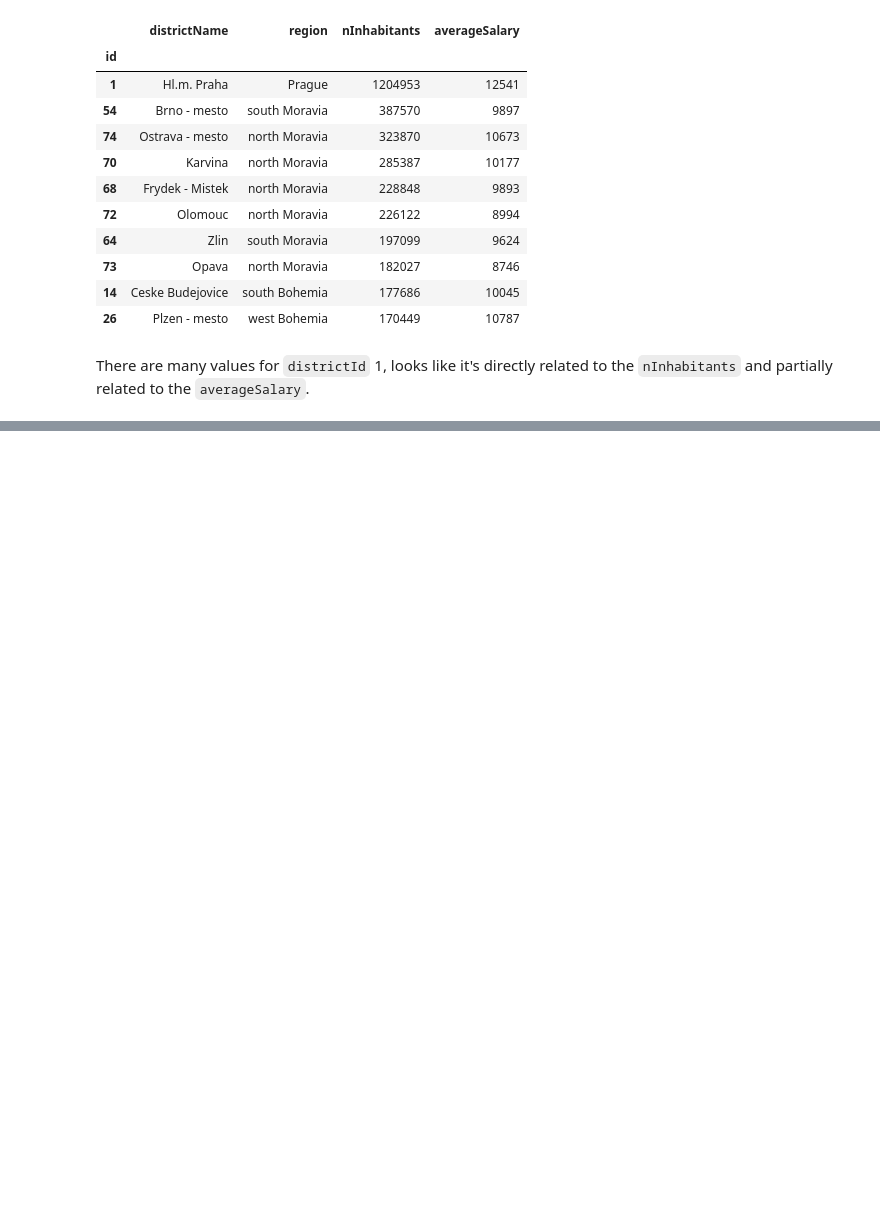
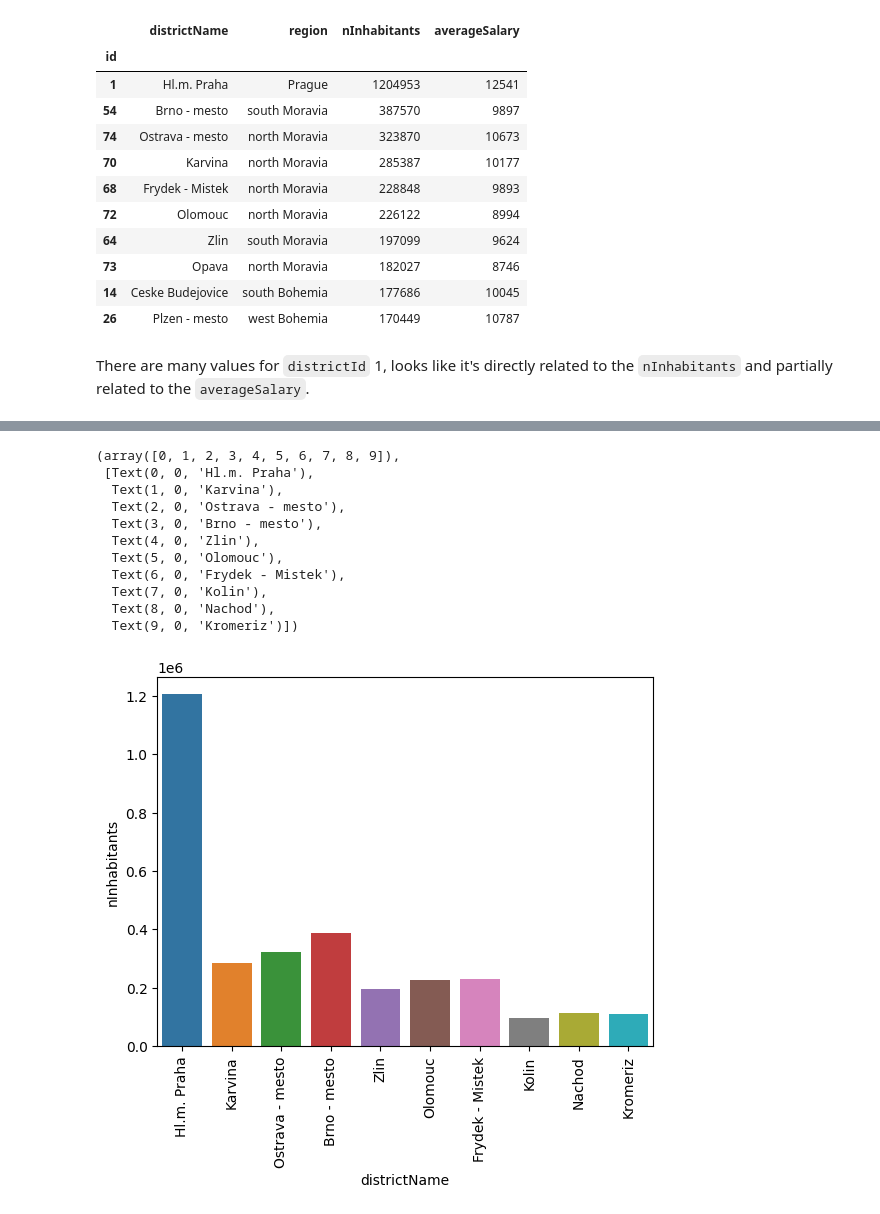
Before and after one commit to adr1an0s0ar3s/feup-ac-22-23, a Jupyter notebook: notebooks/account.ipynb, the cells around one changed output, grey strips where cells are left out. Saved outputs shown, nothing was run; the diff lists cells and outputs as text; code cells hidden in the pictures; blank space fills up the shorter version.

Commit message:
Started exporting plots from account table

```diff
--- a/notebooks/account.ipynb
+++ b/notebooks/account.ipynb
@@ -100,3 +100,7 @@ district.sort_values('nInhabitants', ascending=False).iloc[:10][['districtName',
 | 26 | Plzen - mesto | west Bohemia | 170449 | 10787 |
 # %% [markdown]
 There are many values for `districtId` 1, looks like it's directly related to the `nInhabitants` and partially related to the `averageSalary`.
+# %%
+temp = district.iloc[df['districtId'].value_counts().iloc[:10].index-1][['districtName', 'nInhabitants']]
+temp['count'] = df['districtId'].value_counts().iloc[:10]
+temp
@@ -102,0 +120,16 @@ There are many values for `districtId` 1, looks like it's directly related to th
+# %%
+sns.barplot(temp, x='districtName', y='nInhabitants')
+plt.xticks(rotation=90)
+# %% [output]
+(array([0, 1, 2, 3, 4, 5, 6, 7, 8, 9]),
+ [Text(0, 0, 'Hl.m. Praha'),
+  Text(1, 0, 'Karvina'),
+  Text(2, 0, 'Ostrava - mesto'),
+  Text(3, 0, 'Brno - mesto'),
+  Text(4, 0, 'Zlin'),
+  Text(5, 0, 'Olomouc'),
+  Text(6, 0, 'Frydek - Mistek'),
+  Text(7, 0, 'Kolin'),
+  Text(8, 0, 'Nachod'),
+  Text(9, 0, 'Kromeriz')])
+[figure, added]
```
Also changed, not shown: parts of 1 cell of this notebook, 4 other files.
